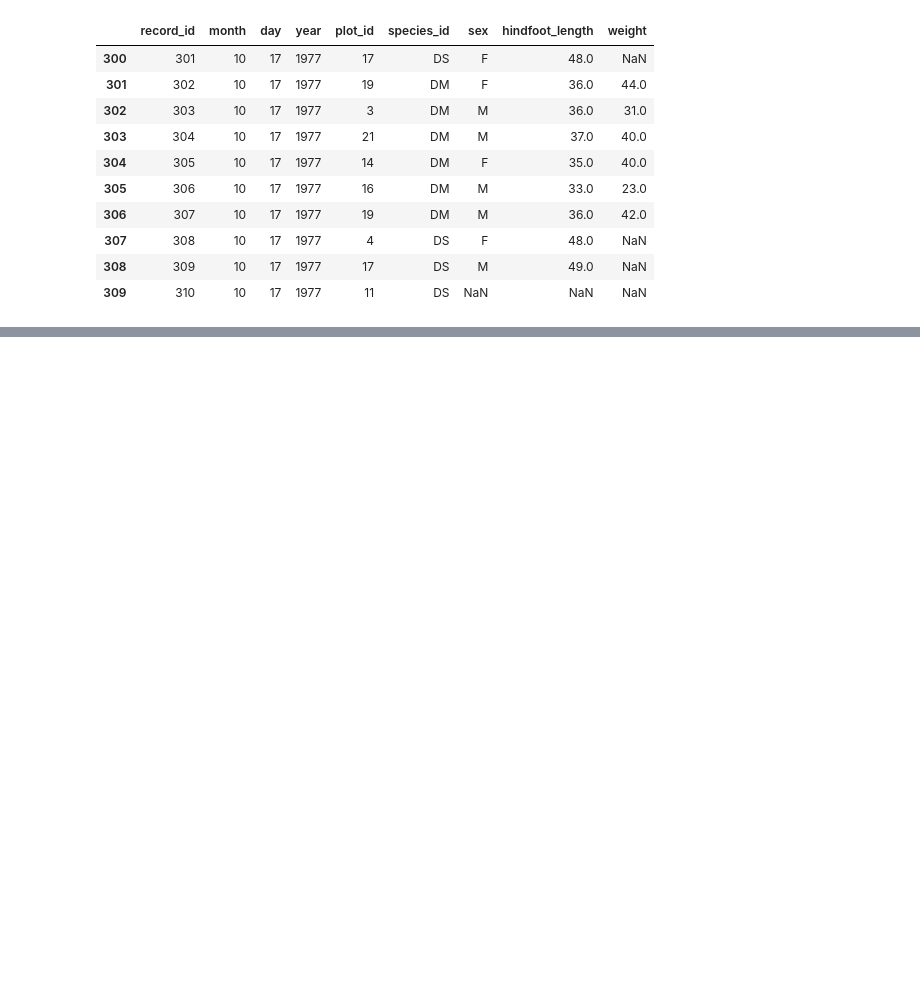
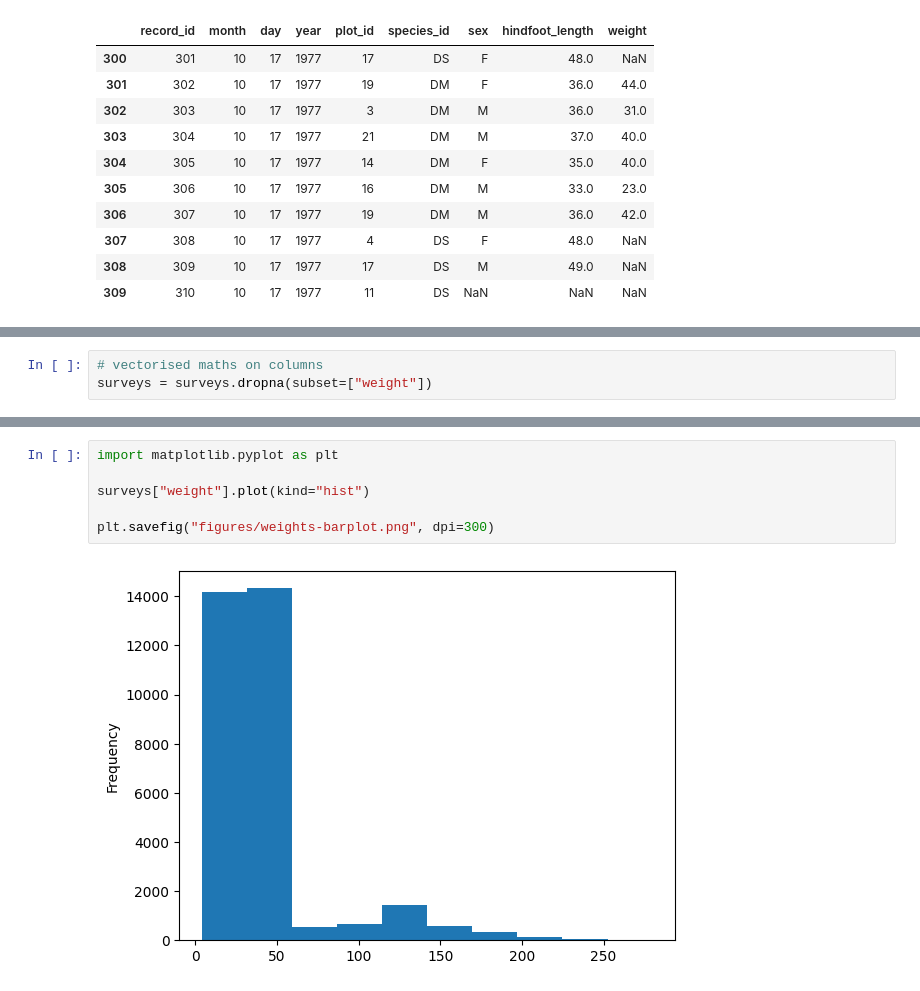
Before and after one commit to zxh755/dimen-python-2023, a Jupyter notebook: hello.ipynb, the cells around one changed output, grey strips where cells are left out. Drawn from its saved outputs; the diff is of its cells as text; blank space fills up the shorter version.

Commit message:
added plot

```diff
--- a/hello.ipynb
+++ b/hello.ipynb
@@ -161,0 +218,3 @@ surveys[300:310]
+# %%
+# vectorised maths on columns
+surveys = surveys.dropna(subset=["weight"])
@@ -161,0 +236,8 @@ surveys[300:310]
+# %%
+import matplotlib.pyplot as plt
+
+surveys["weight"].plot(kind="hist")
+
+plt.savefig("figures/weights-barplot.png", dpi=300)
+# %% [output]
+[figure, added]
```
Also changed, not shown: parts of 10 cells of this notebook.
